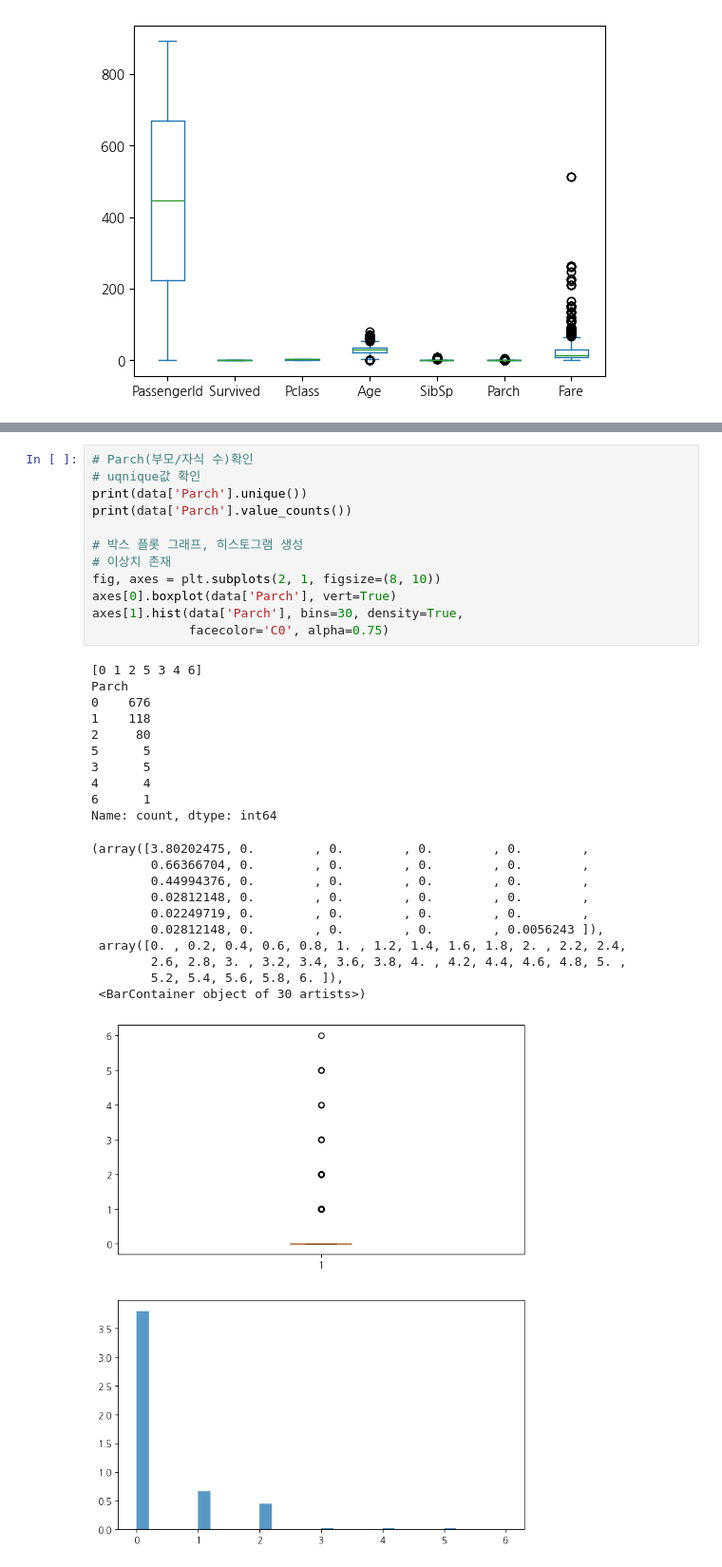
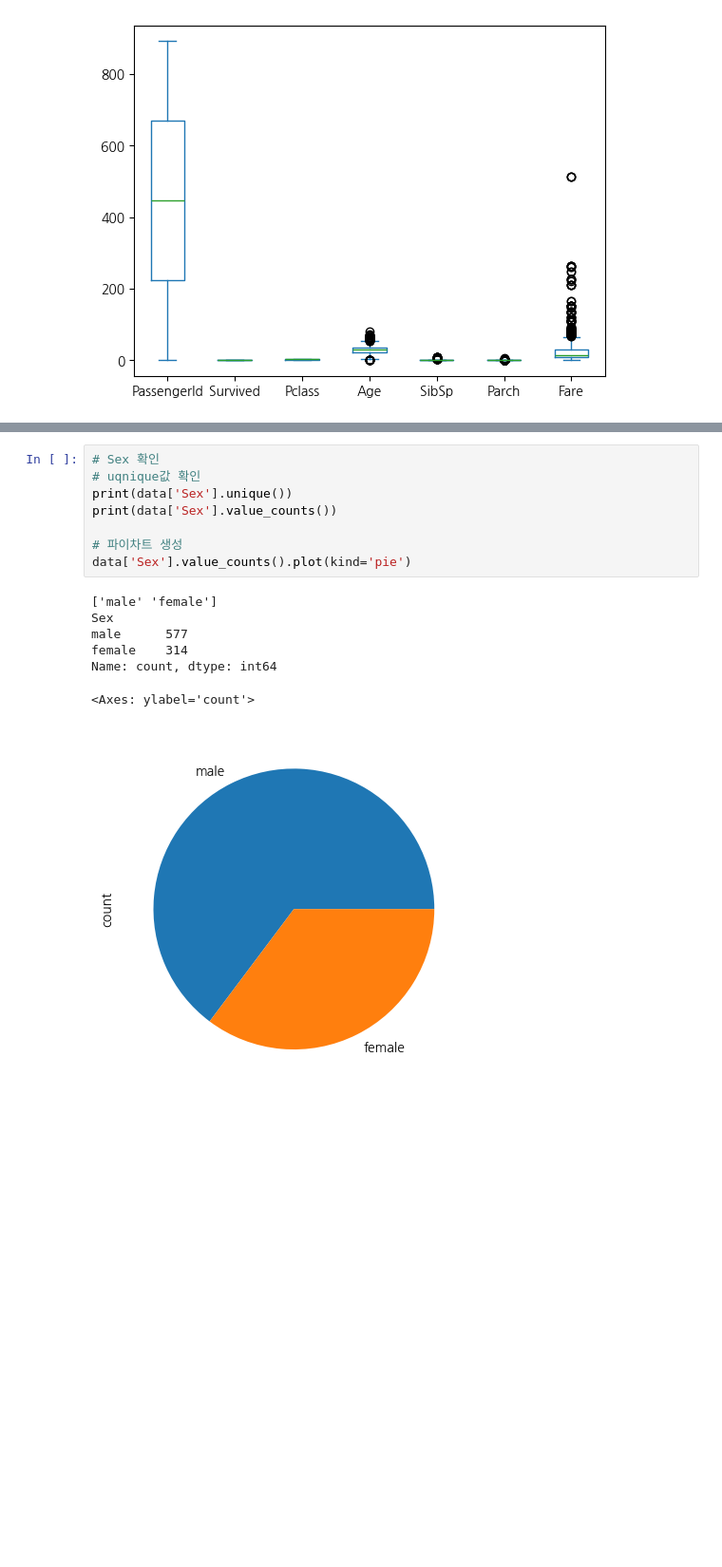
Before and after one commit to KEEPGOINGNOW/Fintech_Service_2nd, a Jupyter notebook: 05_Machine_Learning/08_지도학습_분류분석_의사결정나무.ipynb, the cells around one changed output, grey strips where cells are left out. Shown at 95% size. Drawn from its saved outputs; the diff is of its cells as text; blank space fills up the shorter version.

```diff
--- a/05_Machine_Learning/08_지도학습_분류분석_의사결정나무.ipynb
+++ b/05_Machine_Learning/08_지도학습_분류분석_의사결정나무.ipynb
@@ -373,37 +558,19 @@ Name: count, dtype: int64
-# %%
-# Parch(부모/자식 수)확인
-# uqnique값 확인
-print(data['Parch'].unique())
-print(data['Parch'].value_counts())
-
-# 박스 플롯 그래프, 히스토그램 생성
-# 이상치 존재
-fig, axes = plt.subplots(2, 1, figsize=(8, 10))
-axes[0].boxplot(data['Parch'], vert=True)
-axes[1].hist(data['Parch'], bins=30, density=True,
-             facecolor='C0', alpha=0.75)
-# %% [output]
-[0 1 2 5 3 4 6]
-Parch
-0    676
-1    118
-2     80
-5      5
-3      5
-4      4
-6      1
-Name: count, dtype: int64
-(array([3.80202475, 0.        , 0.        , 0.        , 0.        ,
-        0.66366704, 0.        , 0.        , 0.        , 0.        ,
-        0.44994376, 0.        , 0.        , 0.        , 0.        ,
-        0.02812148, 0.        , 0.        , 0.        , 0.        ,
-        0.02249719, 0.        , 0.        , 0.        , 0.        ,
-        0.02812148, 0.        , 0.        , 0.        , 0.0056243 ]),
- array([0. , 0.2, 0.4, 0.6, 0.8, 1. , 1.2, 1.4, 1.6, 1.8, 2. , 2.2, 2.4,
-        2.6, 2.8, 3. , 3.2, 3.4, 3.6, 3.8, 4. , 4.2, 4.4, 4.6, 4.8, 5. ,
-        5.2, 5.4, 5.6, 5.8, 6. ]),
- <BarContainer object of 30 artists>)
-[figure, removed]
+# %%
+# Sex 확인
+# uqnique값 확인
+print(data['Sex'].unique())
+print(data['Sex'].value_counts())
+
+# 파이차트 생성
+data['Sex'].value_counts().plot(kind='pie')
+# %% [output]
+['male' 'female']
+Sex
+male      577
+female    314
+Name: count, dtype: int64
+<Axes: ylabel='count'>
+[figure, added]
 # %%
 # Ticket 확인
 # uqnique값 확인
```
Also changed, not shown: parts of 52 cells of this notebook, 3 other files.
